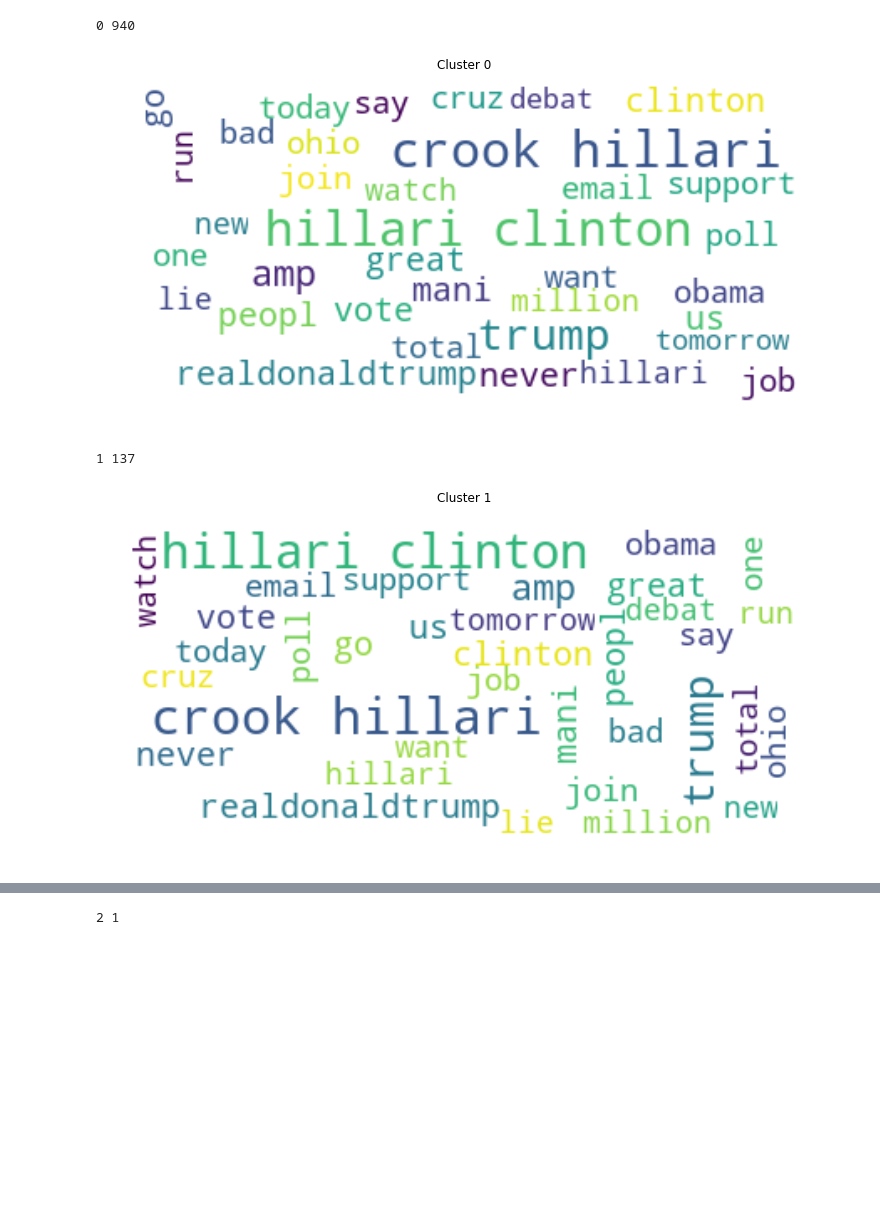
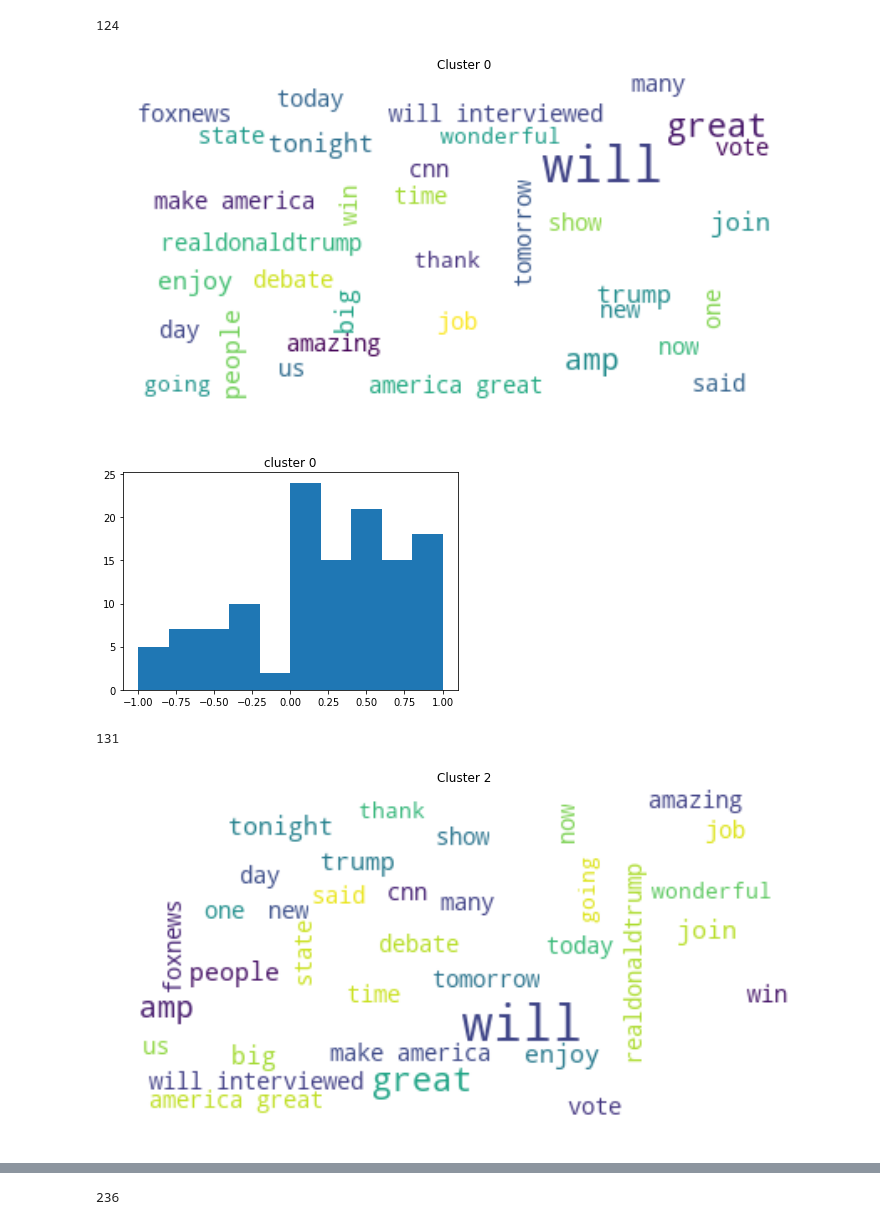
Before and after one commit to Gneur11/TextAnalytics, a Jupyter notebook: clusterAttempt.ipynb, the cells around one changed output, grey strips where cells are left out. Drawn from its saved outputs; the diff is of its cells as text; code cells hidden in the pictures; blank space fills up the shorter version.

Commit message:
applied Vader

```diff
--- a/clusterAttempt.ipynb
+++ b/clusterAttempt.ipynb
@@ -5 +45,3 @@ import numpy as np
+# %%
+data["vaderScore"] = scores
 # %%
@@ -37,0 +112,5 @@ data.corr()
+# %%
+x1.reset_index(inplace=True,drop=True)
+res = pd.concat([x1,c], axis=1)
+res1 = res.drop(["noTags_punct","modded1_stemmed","labels","favorite_count","retweet_count"],axis=1)
+res
@@ -37,0 +136,11 @@ data.corr()
+# %%
+sse_list = list()
+max_k = 30
+plt.figure(figsize=(18,6))
+for k in range(2,max_k):
+    kmeans = KMeans(init='k-means++', n_clusters=k, n_init=10, max_iter=100)
+    kmeans.fit(res1)
+    sse = kmeans.inertia_
+    sse_list.append(sse)
+plt.plot(range(2,max_k), sse_list)
+plt.show()
@@ -115,5 +172,0 @@ c
-# %%
-x1.reset_index(inplace=True,drop=True)
-res = pd.concat([x1,c], axis=1)
-res1 = res.drop(["noTags_punct","modded1_stemmed","labels"],axis=1)
-res
@@ -163,19 +181,25 @@ See the caveats in the documentation: http://pandas.pydata.org/pandas-docs/stabl
 # %%
 from wordcloud import WordCloud, STOPWORDS, ImageColorGenerator
 
-for c in range(0,true_k):
-    print(c,len(res1[res1["labels"]==c]))
-    text = res["modded1_stemmed"]
+for c in res1["labels"].unique():
+    d = res1[res1["labels"] == c]
+    print(len(d))
+    text = res["noTags_punct"]
     text = text.str.cat(sep=' ')
-
     wordcloud = WordCloud(max_font_size=30, max_words=35, background_color="white").generate(text)
     plt.figure(figsize=(12,10))
     plt.title("Cluster " + str(c))
     plt.imshow(wordcloud, interpolation="bilinear")
     plt.axis("off")
     plt.show()
+
+
+    plt.hist(d["vaderScore"],bins = [-1,-0.8,-0.6,-0.4,-0.2,0,0.2,0.4,0.6,0.8,1])
+    plt.title("cluster " + str(c))
+    plt.show()
 # %% [output]
-0 940
+124
-[figure, old version]
+[figure, new version]
+[figure, new version]
-1 137
+131
-[figure, old version]
+[figure, new version]
@@ -182 +207 @@ for c in range(0,true_k):
-2 1
+236
```
Also changed, not shown: parts of 17 cells of this notebook.
